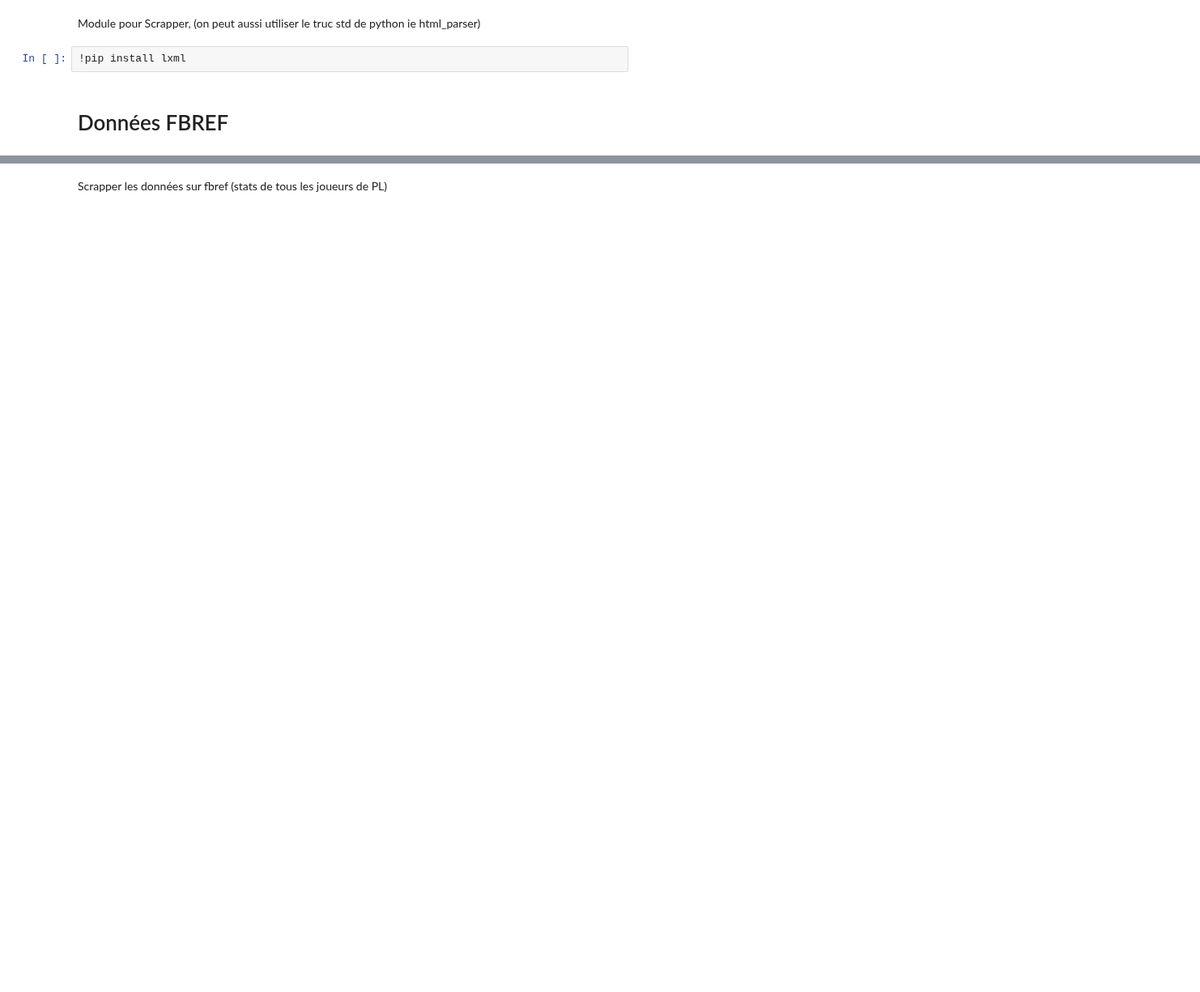
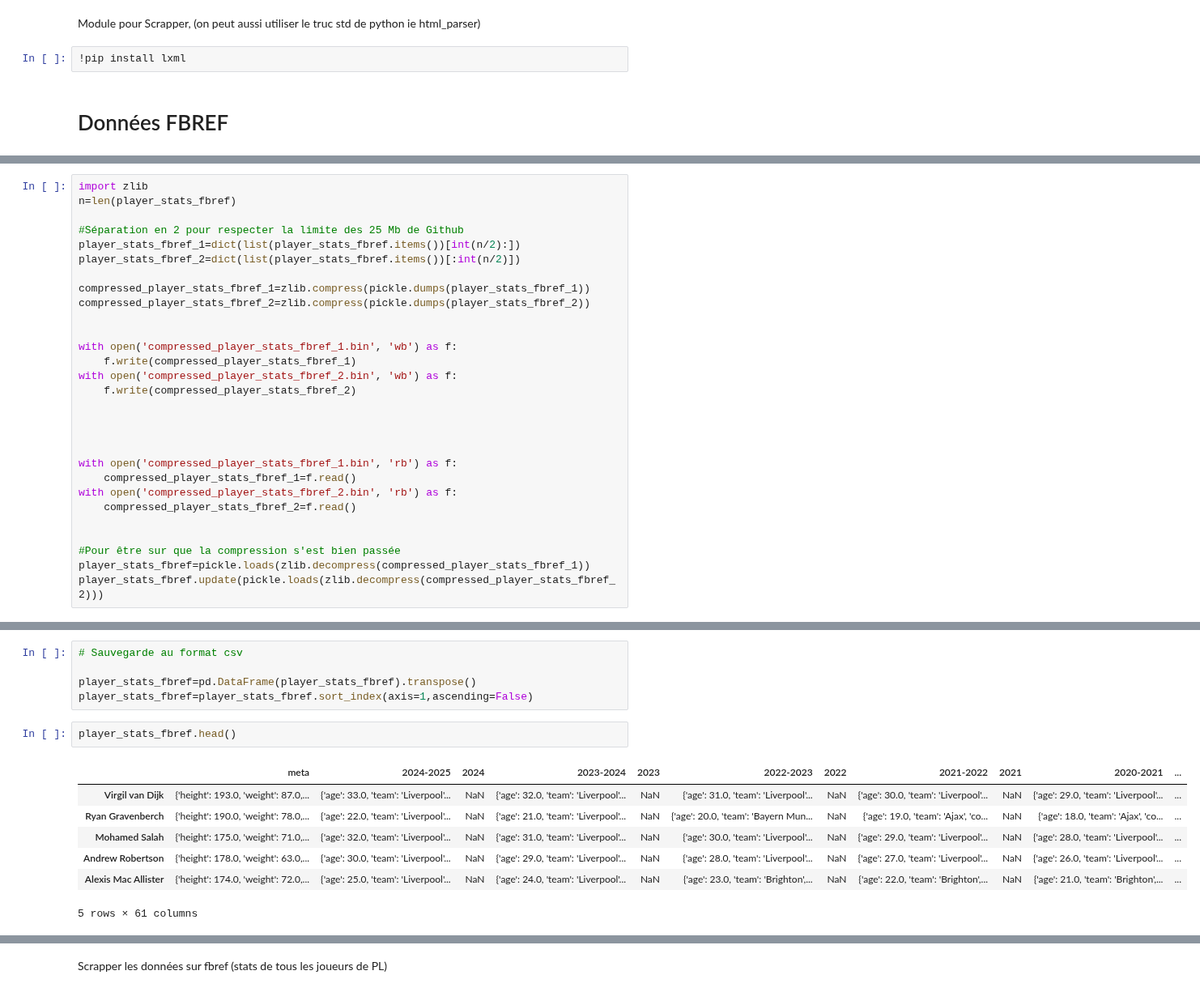
Before and after one commit to RiyadKT/Football-player-performance-prediction, a Jupyter notebook: final.ipynb, the cells around one changed output, grey strips where cells are left out. Shown at 81% size. Saved outputs shown, nothing was run; the diff lists cells and outputs as text; blank space fills up the shorter version.

```diff
--- a/final.ipynb
+++ b/final.ipynb
@@ -114,0 +262,29 @@ test
+# %%
+import zlib
+n=len(player_stats_fbref)
+
+#Séparation en 2 pour respecter la limite des 25 Mb de Github
+player_stats_fbref_1=dict(list(player_stats_fbref.items())[int(n/2):])
+player_stats_fbref_2=dict(list(player_stats_fbref.items())[:int(n/2)])
+
+compressed_player_stats_fbref_1=zlib.compress(pickle.dumps(player_stats_fbref_1))
+compressed_player_stats_fbref_2=zlib.compress(pickle.dumps(player_stats_fbref_2))
+
+
+with open('compressed_player_stats_fbref_1.bin', 'wb') as f:
+    f.write(compressed_player_stats_fbref_1)
+with open('compressed_player_stats_fbref_2.bin', 'wb') as f:
+    f.write(compressed_player_stats_fbref_2)
+
+
+
+
+with open('compressed_player_stats_fbref_1.bin', 'rb') as f:
+    compressed_player_stats_fbref_1=f.read()
+with open('compressed_player_stats_fbref_2.bin', 'rb') as f:
+    compressed_player_stats_fbref_2=f.read()
+
+
+#Pour être sur que la compression s'est bien passée
+player_stats_fbref=pickle.loads(zlib.decompress(compressed_player_stats_fbref_1))
+player_stats_fbref.update(pickle.loads(zlib.decompress(compressed_player_stats_fbref_2)))
@@ -115,3 +302,18 @@ test
+# %%
+# Sauvegarde au format csv
+
+player_stats_fbref=pd.DataFrame(player_stats_fbref).transpose()
+player_stats_fbref=player_stats_fbref.sort_index(axis=1,ascending=False)
+# %%
+player_stats_fbref.head()
+# %% [output]
+|  | meta | 2024-2025 | 2024 | 2023-2024 | 2023 | 2022-2023 | 2022 | 2021-2022 | 2021 | 2020-2021 | ... |
+| Virgil van Dijk | {'height': 193.0, 'weight': 87.0,... | {'age': 33.0, 'team': 'Liverpool'... | NaN | {'age': 32.0, 'team': 'Liverpool'... | NaN | {'age': 31.0, 'team': 'Liverpool'... | NaN | {'age': 30.0, 'team': 'Liverpool'... | NaN | {'age': 29.0, 'team': 'Liverpool'... | ... |
+| Ryan Gravenberch | {'height': 190.0, 'weight': 78.0,... | {'age': 22.0, 'team': 'Liverpool'... | NaN | {'age': 21.0, 'team': 'Liverpool'... | NaN | {'age': 20.0, 'team': 'Bayern Mun... | NaN | {'age': 19.0, 'team': 'Ajax', 'co... | NaN | {'age': 18.0, 'team': 'Ajax', 'co... | ... |
+| Mohamed Salah | {'height': 175.0, 'weight': 71.0,... | {'age': 32.0, 'team': 'Liverpool'... | NaN | {'age': 31.0, 'team': 'Liverpool'... | NaN | {'age': 30.0, 'team': 'Liverpool'... | NaN | {'age': 29.0, 'team': 'Liverpool'... | NaN | {'age': 28.0, 'team': 'Liverpool'... | ... |
+| Andrew Robertson | {'height': 178.0, 'weight': 63.0,... | {'age': 30.0, 'team': 'Liverpool'... | NaN | {'age': 29.0, 'team': 'Liverpool'... | NaN | {'age': 28.0, 'team': 'Liverpool'... | NaN | {'age': 27.0, 'team': 'Liverpool'... | NaN | {'age': 26.0, 'team': 'Liverpool'... | ... |
+| Alexis Mac Allister | {'height': 174.0, 'weight': 72.0,... | {'age': 25.0, 'team': 'Liverpool'... | NaN | {'age': 24.0, 'team': 'Liverpool'... | NaN | {'age': 23.0, 'team': 'Brighton',... | NaN | {'age': 22.0, 'team': 'Brighton',... | NaN | {'age': 21.0, 'team': 'Brighton',... | ... |
+5 rows × 61 columns
 # %%
 from selenium import webdriver
 from selenium.webdriver.common.by import By
```
Also changed, not shown: parts of 21 cells of this notebook.
